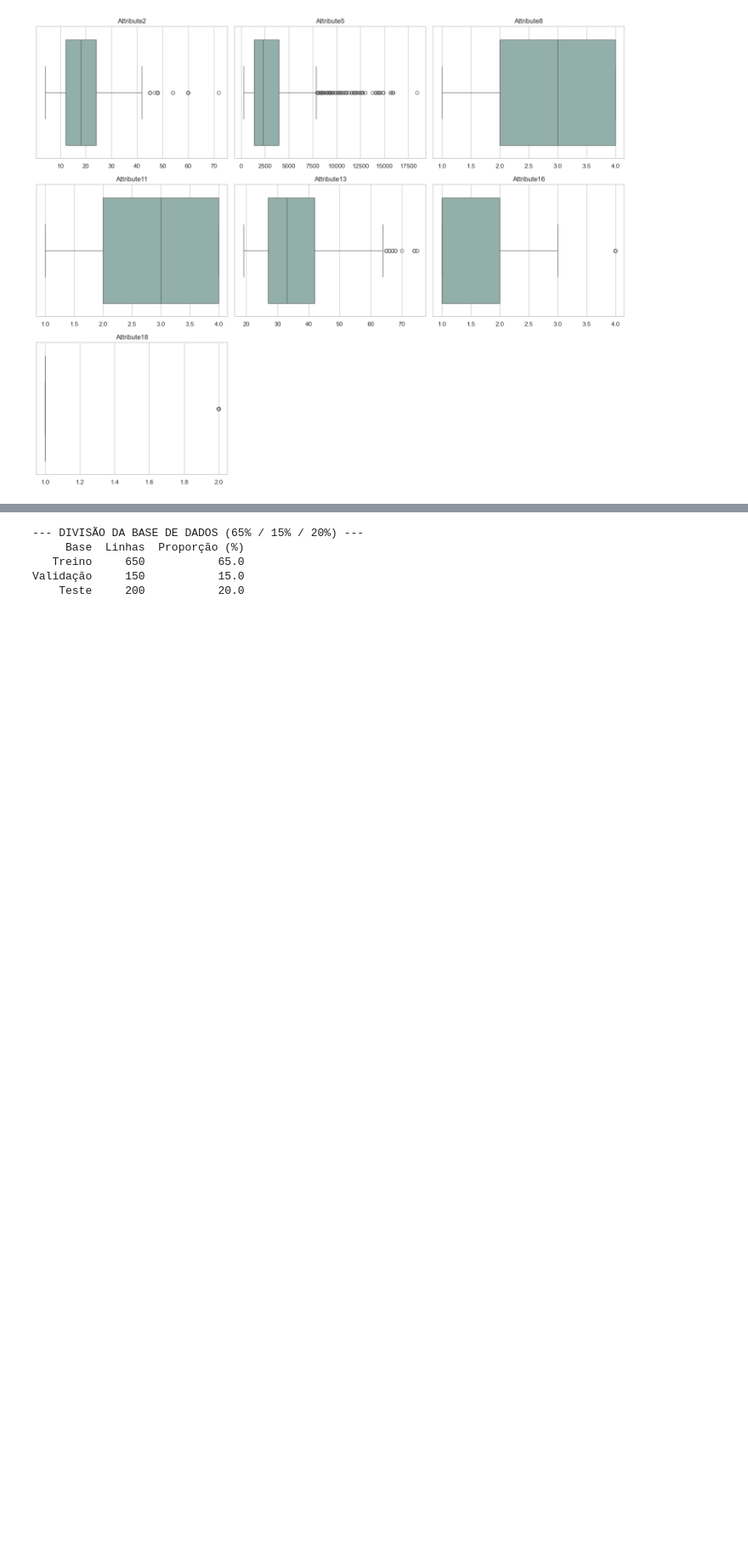
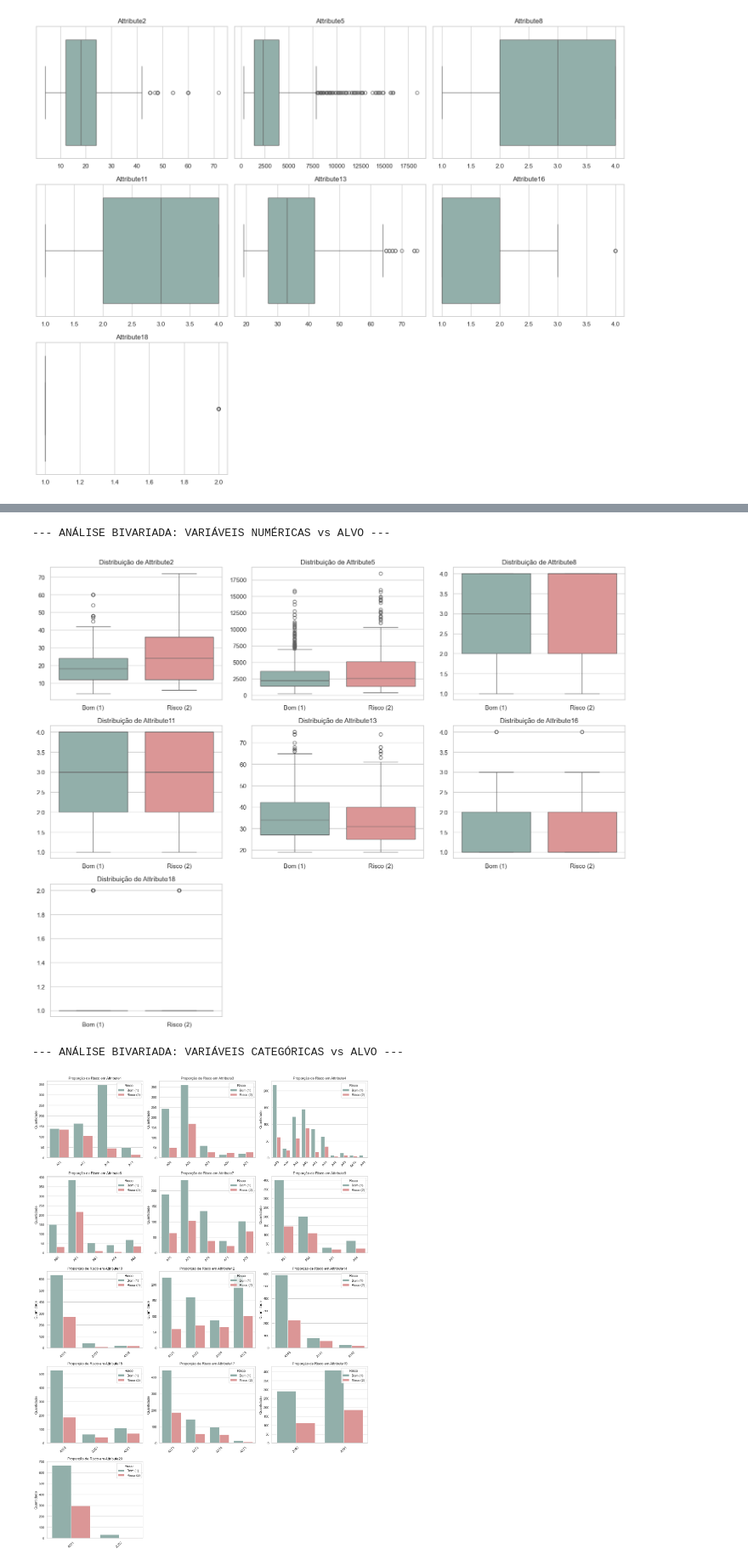
Before and after one commit to Fillipython/german-credit-ml, a Jupyter notebook: exploracao_credito.ipynb, the cells around one changed output, grey strips where cells are left out. Shown at 85% size. Saved outputs shown, nothing was run; the diff lists cells and outputs as text; code cells hidden in the pictures; blank space fills up the shorter version.

```diff
--- a/exploracao_credito.ipynb
+++ b/exploracao_credito.ipynb
@@ -91,41 +90,47 @@ Com a base validada e o desbalanceamento mapeado, o objetivo agora é cruzar as
 
 Os gráficos abaixo exploram essas relações para extrairmos os *insights* que guiarão o algoritmo preditivo.
 # %%
-from sklearn.model_selection import train_test_split
+cores_alvo = ['#8DB4AD', '#E68A8A']
 
-print("--- DIVISÃO DA BASE DE DADOS (65% / 15% / 20%) ---")
+print("--- ANÁLISE BIVARIADA: VARIÁVEIS NUMÉRICAS vs ALVO ---")
+linhas_num = math.ceil(len(colunas_numericas) / 3)
+fig, axes = plt.subplots(linhas_num, 3, figsize=(15, 4 * linhas_num))
+axes = axes.flatten()
 
-X = df_eda.drop(['class', 'class_label'], axis=1, errors='ignore')
-y = df_eda['class']
+for i, col in enumerate(colunas_numericas):
+    sns.boxplot(x='class_label', y=col, data=df_eda, ax=axes[i], palette=cores_alvo, hue='class_label', legend=False)
+    axes[i].set_title(f'Distribuição de {col}', fontsize=12)
+    axes[i].set_xlabel('')
+    axes[i].set_ylabel('')
 
-X_train, X_temp, y_train, y_temp = train_test_split(
-    X, y,
-    test_size=0.35,
-    random_state=42,
-    stratify=y
-)
+for j in range(i + 1, len(axes)):
+    fig.delaxes(axes[j])
 
-X_val, X_test, y_val, y_test = train_test_split(
-    X_temp, y_temp,
-    test_size=(20/35),
-    random_state=42,
-    stratify=y_temp
-)
+plt.tight_layout()
+plt.show()
 
-resumo_split = pd.DataFrame({
-    'Base': ['Treino', 'Validação', 'Teste'],
-    'Linhas': [X_train.shape[0], X_val.shape[0], X_test.shape[0]],
-    'Proporção (%)': [
-        len(X_train)/len(X)*100,
-        len(X_val)/len(X)*100,
-        len(X_test)/len(X)*100
-    ]
-})
+print("\n--- ANÁLISE BIVARIADA: VARIÁVEIS CATEGÓRICAS vs ALVO ---")
+colunas_categoricas = [col for col in df_eda.columns if col not in colunas_numericas and col not in ['class', 'class_label']]
 
-print(resumo_split.to_string(index=False))
+linhas_cat = math.ceil(len(colunas_categoricas) / 3)
+fig, axes = plt.subplots(linhas_cat, 3, figsize=(16, 4.5 * linhas_cat))
+axes = axes.flatten()
+
+for i, col in enumerate(colunas_categoricas):
+    sns.countplot(x=col, hue='class_label', data=df_eda, ax=axes[i], palette=cores_alvo)
+    axes[i].set_title(f'Proporção de Risco em {col}', fontsize=12)
+    axes[i].set_xlabel('')
+    axes[i].set_ylabel('Quantidade')
+    axes[i].tick_params(axis='x', rotation=45)
+    axes[i].legend(title='Risco', loc='upper right')
+
+for j in range(i + 1, len(axes)):
+    fig.delaxes(axes[j])
+
+plt.tight_layout()
+plt.show()
 # %% [output]
---- DIVISÃO DA BASE DE DADOS (65% / 15% / 20%) ---
-     Base  Linhas  Proporção (%)
-   Treino     650           65.0
-Validação     150           15.0
-    Teste     200           20.0
+--- ANÁLISE BIVARIADA: VARIÁVEIS NUMÉRICAS vs ALVO ---
+[figure, added]
+--- ANÁLISE BIVARIADA: VARIÁVEIS CATEGÓRICAS vs ALVO ---
+[figure, added]
```
Also changed, not shown: parts of 3 cells of this notebook.
